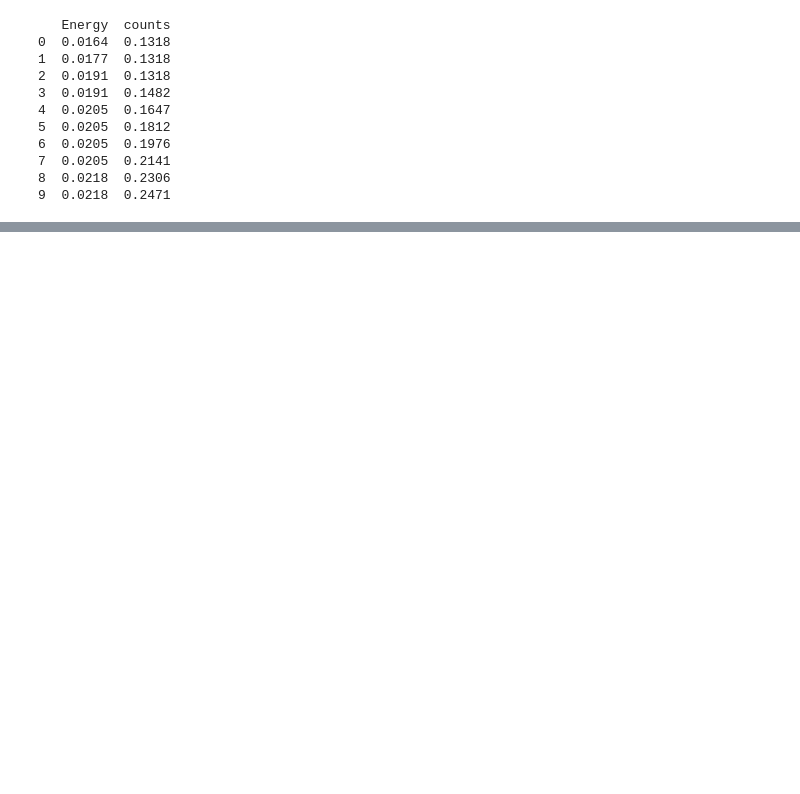
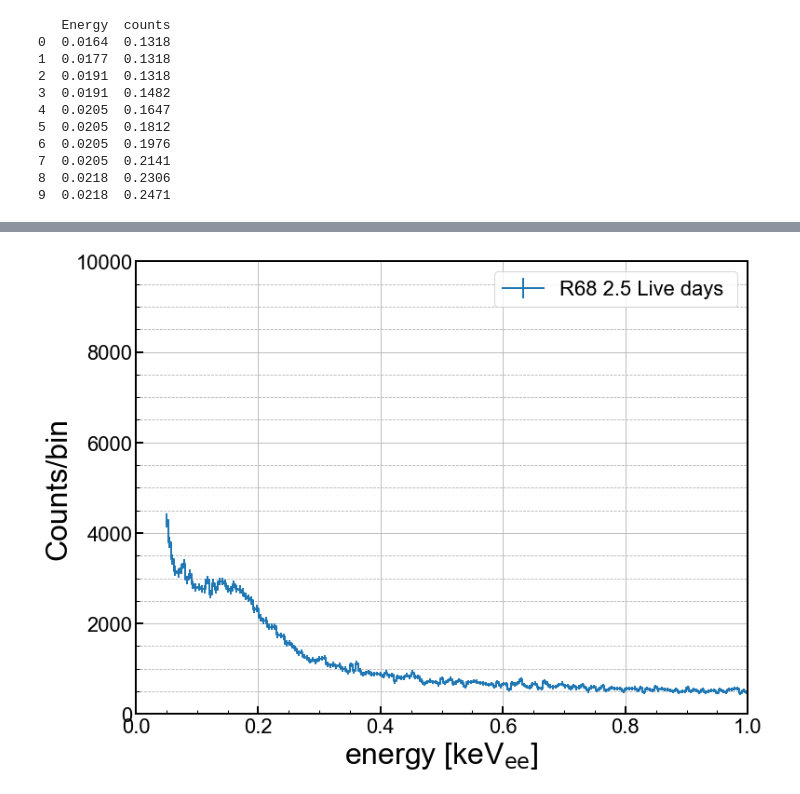
Before and after one commit to villano-lab/thermal-flux_paper2023, a Jupyter notebook: DAMIC/preliminary_plots.ipynb, the cells around one changed output, grey strips where cells are left out. Cells and saved outputs as stored; diff of their text form; code cells hidden in the pictures; blank space fills up the shorter version.

```diff
--- a/DAMIC/preliminary_plots.ipynb
+++ b/DAMIC/preliminary_plots.ipynb
@@ -298,0 +322,76 @@ plt.show()
+# %%
+#Plot of R68 counts, multiply rate counts/min/bin by 2.5 live days
+fig,axes = plt.subplots(1,1,figsize=(11.0,8.0),sharex=True)
+ax1 = axes
+
+
+
+#counts_r_syst2 = 3600 * r_syst2
+counts_r_stat = 3600*60*r_stat
+#print(counts_r_stat)
+
+#print(np.sum(counts_r_stat[4:]))
+
+# Plot the histograms with counts multiplied by 3600
+#line_r_syst_count = ax1.plot(Ebins_ctr[cthresh] / 1000, counts_r_syst2[cthresh], drawstyle='steps-mid', linewidth=2, label='Stat + Syst')
+line_r_stat_count = ax1.errorbar(Ebins_ctr[cthresh] / 1000, 3600*60*r_stat[cthresh],yerr=3600*60*dr_stat[::-1][:,cthresh], drawstyle='steps-mid', linewidth=2, label='R68 2.5 Live days ')
+
+
+ymin = 0
+ymax = 10000
+
+#damic has 20 bins r68 has 200
+
+
+
+
+        #elif r1[1] != 0:
+            #print("i:",i," j:",j, "  big ebins val:", x, "lil ebins val:", y)
+        #else:
+            #print("uh oh")
+
+
+
+#print(imstupidlesscounts)AAAAAAAAAAAAAAAAAAAa
+
+#reducedR68histoBins=np.array(imstupidlesscounts)
+#print(reducedR68histoBins.size)
+#for i,x in enumerate(Ebins_ctr1):
+  #  for j,y in enumerate(newthing):
+#        r1=divmod(x,y)
+ #       if x==y:
+  #          imstupidlesscounts.append(counts_r_stat[i])
+   #         print("i:",i," j:",j, "  big ebins val:", x, "lil ebins val:", y)
+  #          continue
+        #elif r1[1] != 0:
+            #print("i:",i," j:",j, "  big ebins val:", x, "lil ebins val:", y)
+        #else:
+            #print("uh oh")
+
+scale_factor = np.sum(n)/np.sum(counts_r_stat[9:])
+
+blue = '#118DFA'
+
+
+
+ax1.set_yscale('linear')
+#ax1.set_yscale('log')
+ax1.set_xlim(0.0, 1)
+ax1.set_ylim(ymin,ymax)
+ax1.set_xlabel(r'energy [keV$_{\mathrm{ee}}$]')
+ax1.set_ylabel('Counts/bin')
+ax1.grid(True)
+ax1.yaxis.grid(True,which='minor',linestyle='--')
+ax1.legend(loc=1,prop={'size':22})
+#ax1.legend(bbox_to_anchor=(1.04,1),borderaxespad=0,prop={'size':22})
+
+
+for axis in ['top','bottom','left','right']:
+  ax1.spines[axis].set_linewidth(2)
+
+plt.tight_layout()
+#plt.savefig('paper_figures/hist.eps')
+#plt.savefig('paper_figures/hist.pdf')
+plt.show()
+# %% [output]
+[figure, added]
```
Also changed, not shown: parts of 8 cells of this notebook.
